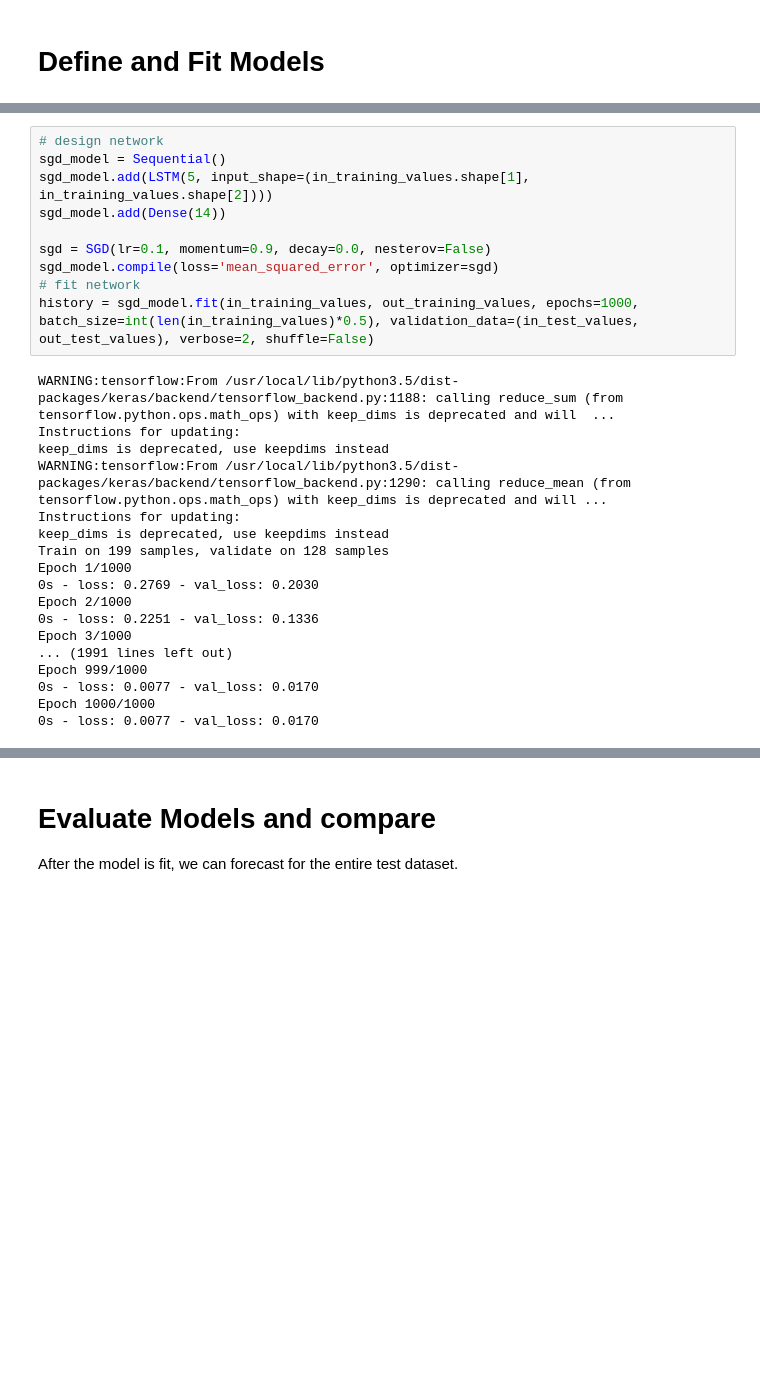
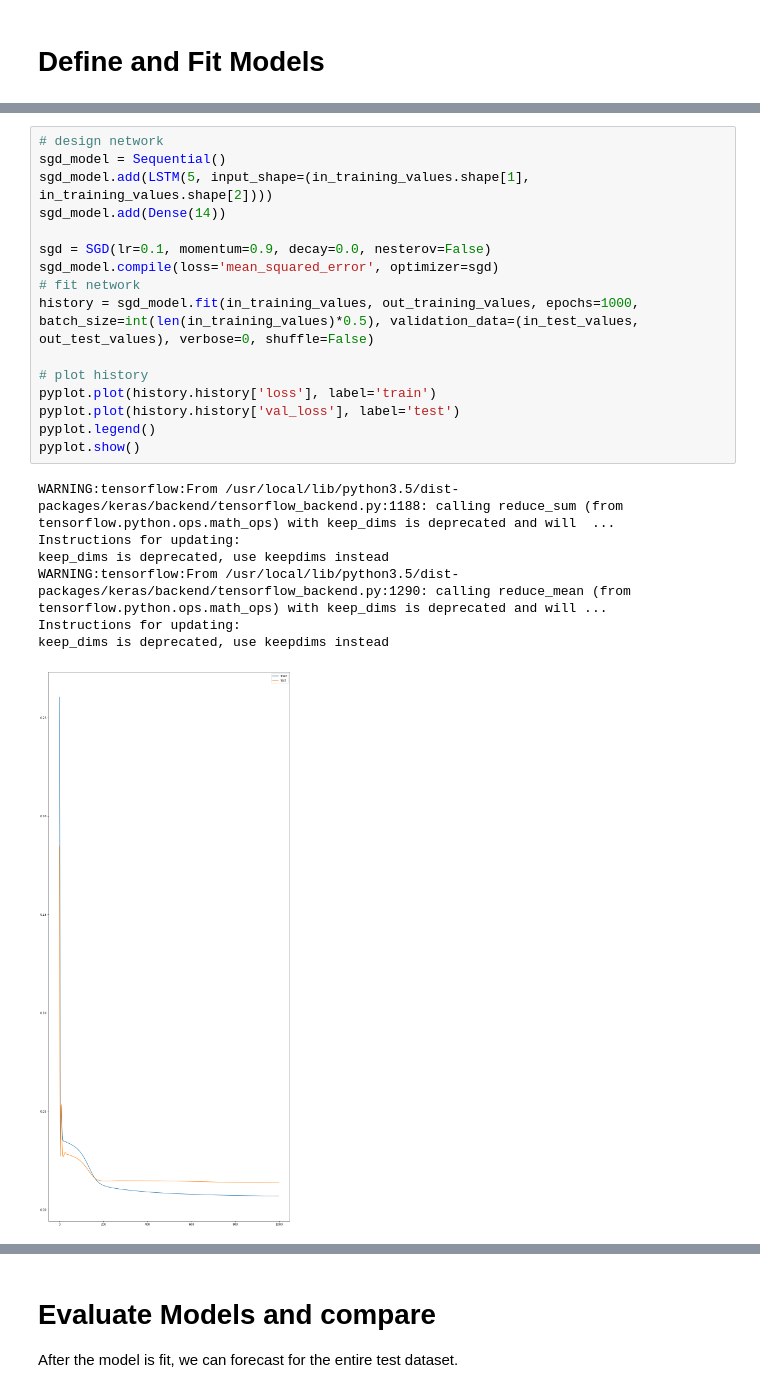
Before and after one commit to ndujar/friendly-computing-machine, a Jupyter notebook: Deep learning predictor.ipynb, the cells around one changed output, grey strips where cells are left out. Saved outputs shown, nothing was run; the diff lists cells and outputs as text; blank space fills up the shorter version.

```diff
--- a/Deep learning predictor.ipynb
+++ b/Deep learning predictor.ipynb
@@ -120,29 +120,25 @@ print(in_training_values.shape, out_training_values.shape, in_test_values.shape,
 # %%
 # design network
 sgd_model = Sequential()
 sgd_model.add(LSTM(5, input_shape=(in_training_values.shape[1], in_training_values.shape[2])))
 sgd_model.add(Dense(14))
 
 sgd = SGD(lr=0.1, momentum=0.9, decay=0.0, nesterov=False)
 sgd_model.compile(loss='mean_squared_error', optimizer=sgd)
 # fit network
-history = sgd_model.fit(in_training_values, out_training_values, epochs=1000, batch_size=int(len(in_training_values)*0.5), validation_data=(in_test_values, out_test_values), verbose=2, shuffle=False)
+history = sgd_model.fit(in_training_values, out_training_values, epochs=1000, batch_size=int(len(in_training_values)*0.5), validation_data=(in_test_values, out_test_values), verbose=0, shuffle=False)
+
+# plot history
+pyplot.plot(history.history['loss'], label='train')
+pyplot.plot(history.history['val_loss'], label='test')
+pyplot.legend()
+pyplot.show()
 # %% [output]
 WARNING:tensorflow:From /usr/local/lib/python3.5/dist-packages/keras/backend/tensorflow_backend.py:1188: calling reduce_sum (from tensorflow.python.ops.math_ops) with keep_dims is deprecated and will  ...
 Instructions for updating:
 keep_dims is deprecated, use keepdims instead
 WARNING:tensorflow:From /usr/local/lib/python3.5/dist-packages/keras/backend/tensorflow_backend.py:1290: calling reduce_mean (from tensorflow.python.ops.math_ops) with keep_dims is deprecated and will ...
 Instructions for updating:
 keep_dims is deprecated, use keepdims instead
-Train on 199 samples, validate on 128 samples
-Epoch 1/1000
-0s - loss: 0.2769 - val_loss: 0.2030
-Epoch 2/1000
-0s - loss: 0.2251 - val_loss: 0.1336
-Epoch 3/1000
-... (1991 lines left out)
-Epoch 999/1000
-0s - loss: 0.0077 - val_loss: 0.0170
-Epoch 1000/1000
-0s - loss: 0.0077 - val_loss: 0.0170
+[figure, added]
 # %%
```
Also changed, not shown: parts of 10 cells of this notebook.
